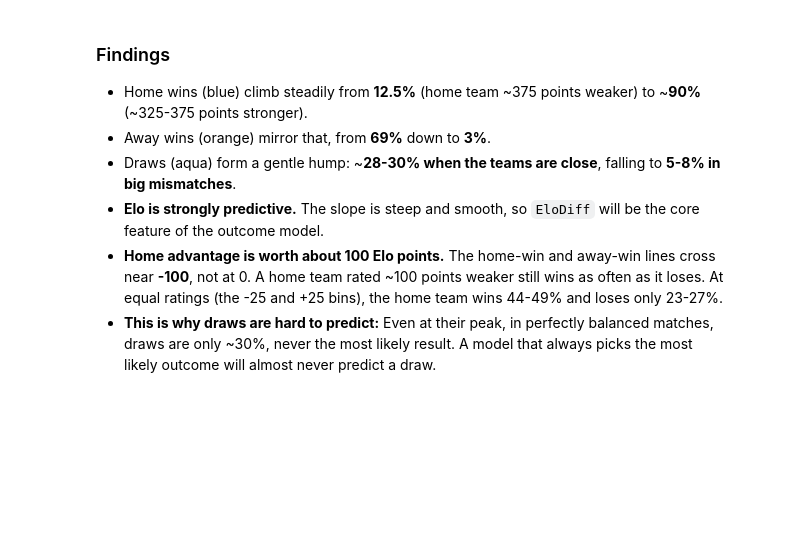
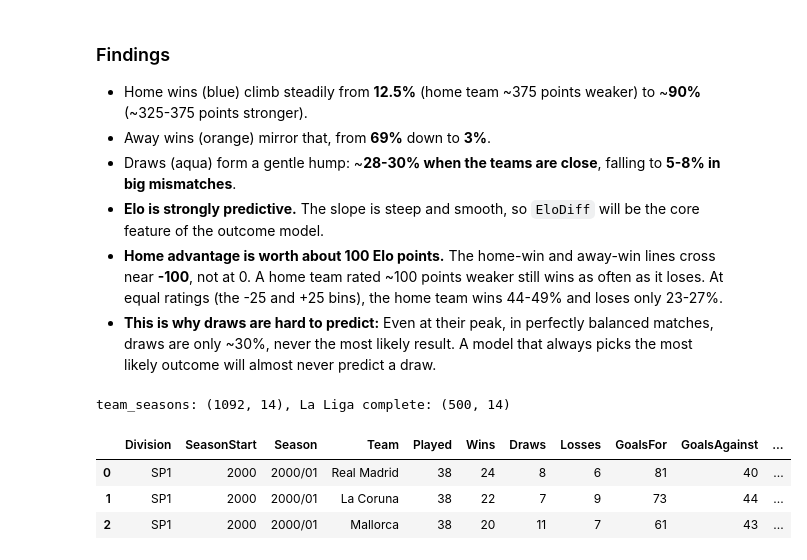
Before and after one commit to idoberk/laliga-match-prediction, a Jupyter notebook: notebooks/laliga_match_prediction.ipynb, the cells around one changed output. Saved outputs shown, nothing was run; the diff lists cells and outputs as text; code cells hidden in the pictures; blank space fills up the shorter version.

```diff
--- a/notebooks/laliga_match_prediction.ipynb
+++ b/notebooks/laliga_match_prediction.ipynb
@@ -812,3 +817,19 @@ plt.show()
 - **Elo is strongly predictive.** The slope is steep and smooth, so `EloDiff` will be the core feature of the outcome model.
 - **Home advantage is worth about 100 Elo points.** The home-win and away-win lines cross near **-100**, not at 0. A home team rated ~100 points weaker still wins as often as it loses. At equal ratings (the -25 and +25 bins), the home team wins 44-49% and loses only 23-27%.
 - **This is why draws are hard to predict:** Even at their peak, in perfectly balanced matches, draws are only ~30%, never the most likely result. A model that always picks the most likely outcome will almost never predict a draw.
+# %%
+# Final league tables for La Liga and Segunda (EDA / Excel only)
+team_seasons = build_team_season_table(spanish_clean)
+laliga_tables = team_seasons[
+    (team_seasons["Division"] == LALIGA_DIVISION)
+    & (team_seasons["SeasonStart"] <= LAST_COMPLETE_SEASON)
+]
+
+print(f"team_seasons: {team_seasons.shape}, La Liga complete: {laliga_tables.shape}")
+laliga_tables.head(3)
+# %% [output]
+team_seasons: (1092, 14), La Liga complete: (500, 14)
+|  | Division | SeasonStart | Season | Team | Played | Wins | Draws | Losses | GoalsFor | GoalsAgainst | ... |
+| 0 | SP1 | 2000 | 2000/01 | Real Madrid | 38 | 24 | 8 | 6 | 81 | 40 | ... |
+| 1 | SP1 | 2000 | 2000/01 | La Coruna | 38 | 22 | 7 | 9 | 73 | 44 | ... |
+| 2 | SP1 | 2000 | 2000/01 | Mallorca | 38 | 20 | 11 | 7 | 61 | 43 | ... |
```
Also changed, not shown: parts of 7 cells of this notebook, 2 other files.
